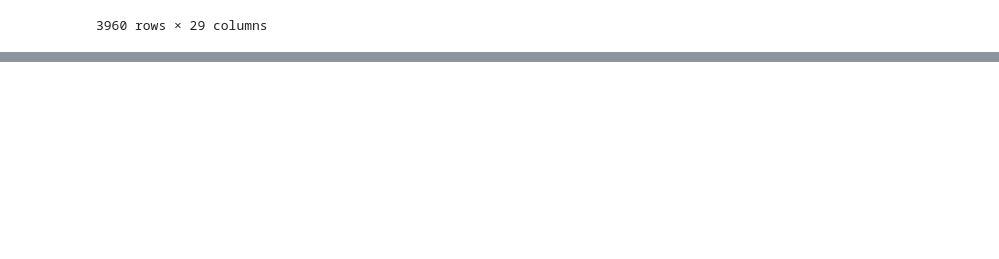
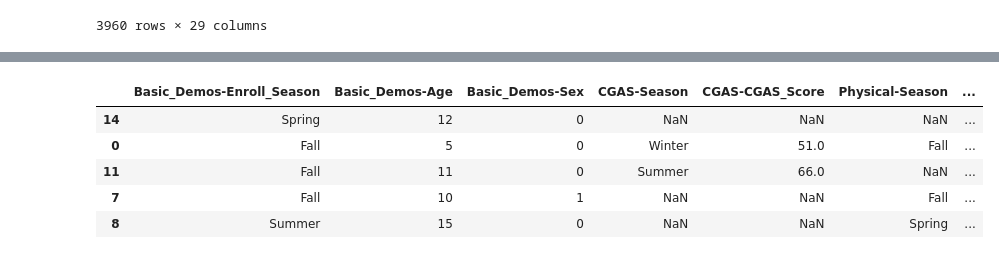
Before and after one commit to Sravankumar3/Masters_project, a Jupyter notebook: problematic_internet_use_prediction.ipynb, the cells around one changed output, grey strips where cells are left out. Saved outputs shown, nothing was run; the diff lists cells and outputs as text; code cells hidden in the pictures; blank space fills up the shorter version.

```diff
--- a/problematic_internet_use_prediction.ipynb
+++ b/problematic_internet_use_prediction.ipynb
@@ -215,0 +263,9 @@ train_pciatAvg.drop('Pciat_total_avg',axis=1)
+# %%
+test.sample(5)
+# %% [output]
+|  | Basic_Demos-Enroll_Season | Basic_Demos-Age | Basic_Demos-Sex | CGAS-Season | CGAS-CGAS_Score | Physical-Season | ... |
+| 14 | Spring | 12 | 0 | NaN | NaN | NaN | ... |
+| 0 | Fall | 5 | 0 | Winter | 51.0 | Fall | ... |
+| 11 | Fall | 11 | 0 | Summer | 66.0 | NaN | ... |
+| 7 | Fall | 10 | 1 | NaN | NaN | Fall | ... |
+| 8 | Summer | 15 | 0 | NaN | NaN | Spring | ... |
```
Also changed, not shown: parts of 6 cells of this notebook.
